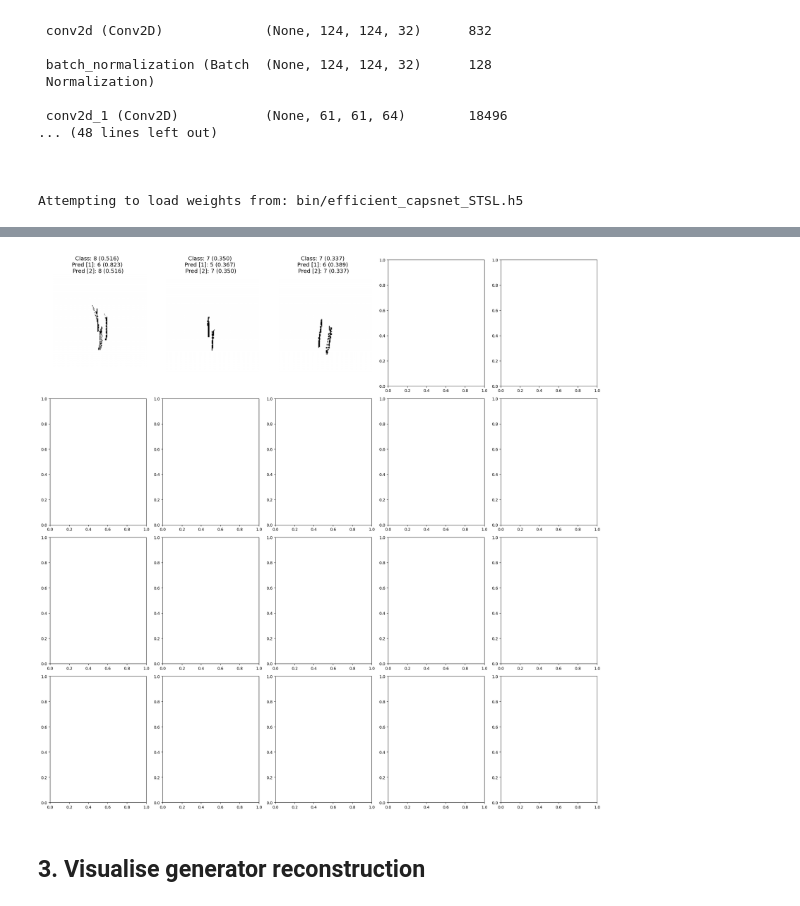
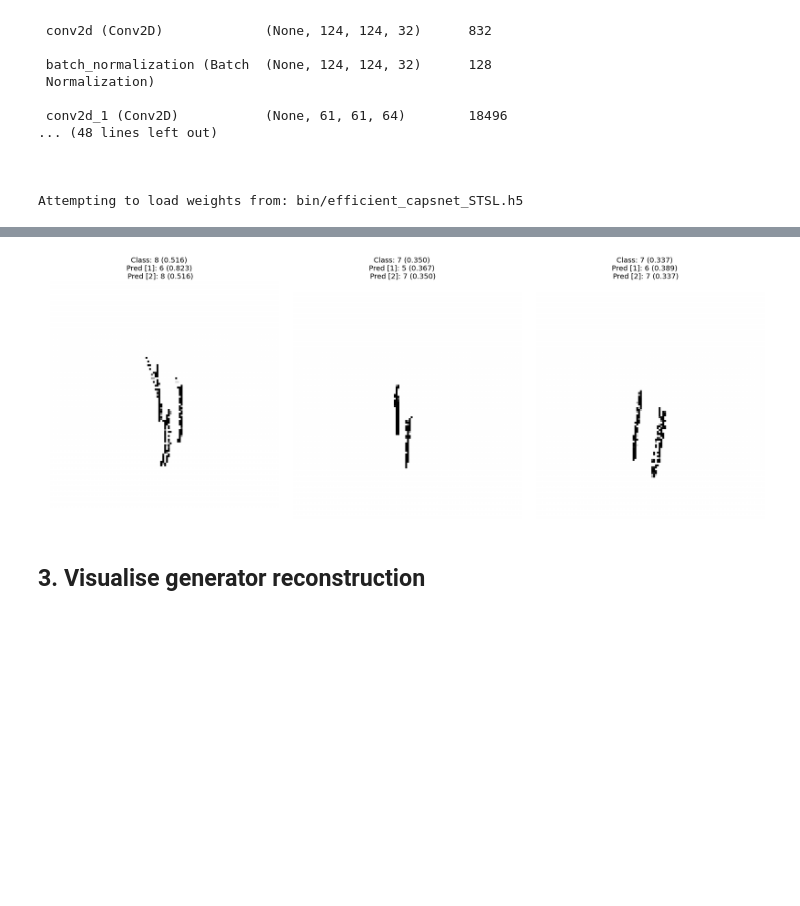
Before and after one commit to PabloPicass0/DualSense, a Jupyter notebook: Backend/ML/model_training.ipynb, the cells around one changed output, grey strips where cells are left out. Cells and saved outputs as stored; diff of their text form; code cells hidden in the pictures; blank space fills up the shorter version.

```diff
--- a/Backend/ML/model_training.ipynb
+++ b/Backend/ML/model_training.ipynb
@@ -141,7 +141,7 @@ from utils.visualisation import plotWrongImages
 # plot
 y_pred = model_test.predict(dataset.X_test)[0]
 
-n_images = 20
+n_images = 3
 plotWrongImages(dataset.X_test, dataset.y_test, y_pred,
                 n_images, dataset.class_names)
 # %% [output]
@@ -149,4 +149,4 @@ plotWrongImages(dataset.X_test, dataset.y_test, y_pred,
-[figure, old version]
+[figure, new version]
 # %% [markdown]
 ## 3. Visualise generator reconstruction
 # %%
```
Also changed, not shown: parts of 5 cells of this notebook, 3 other files.
